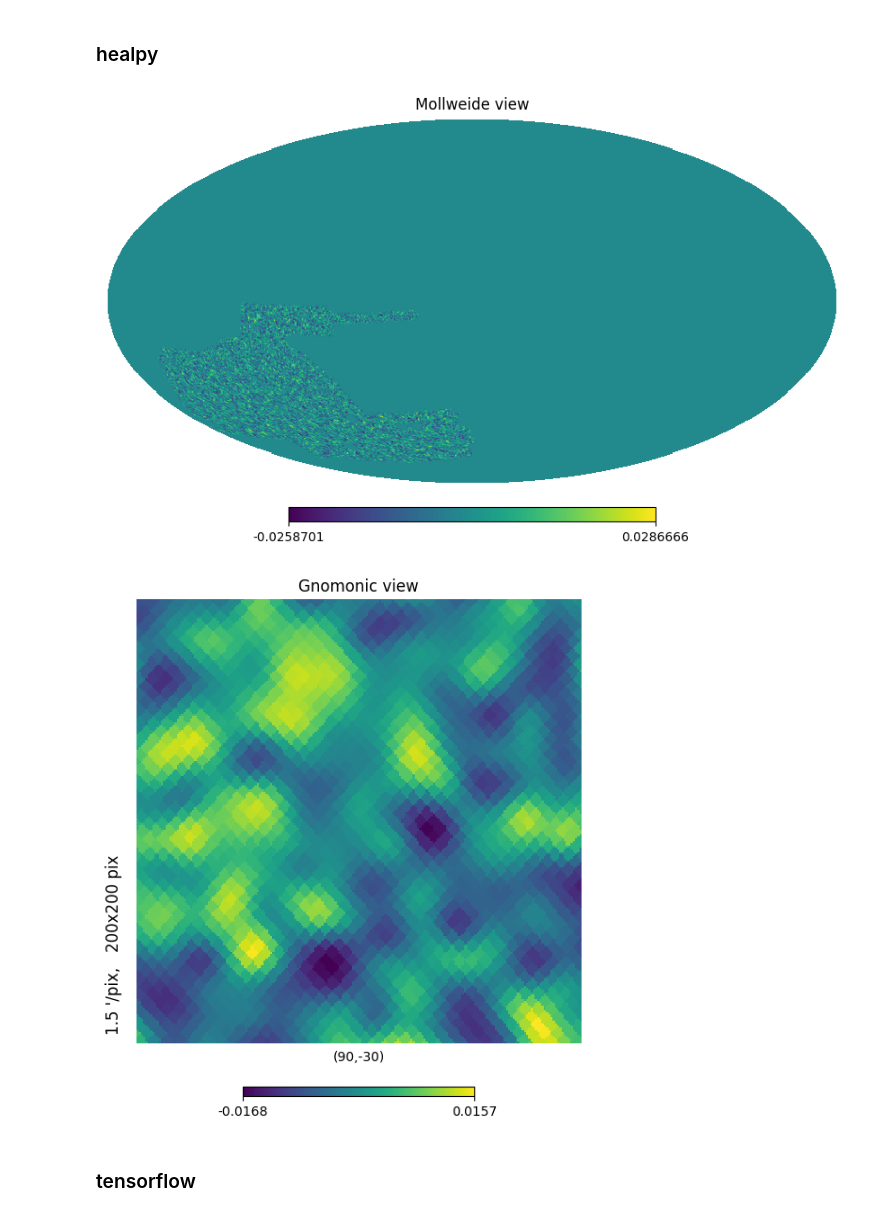
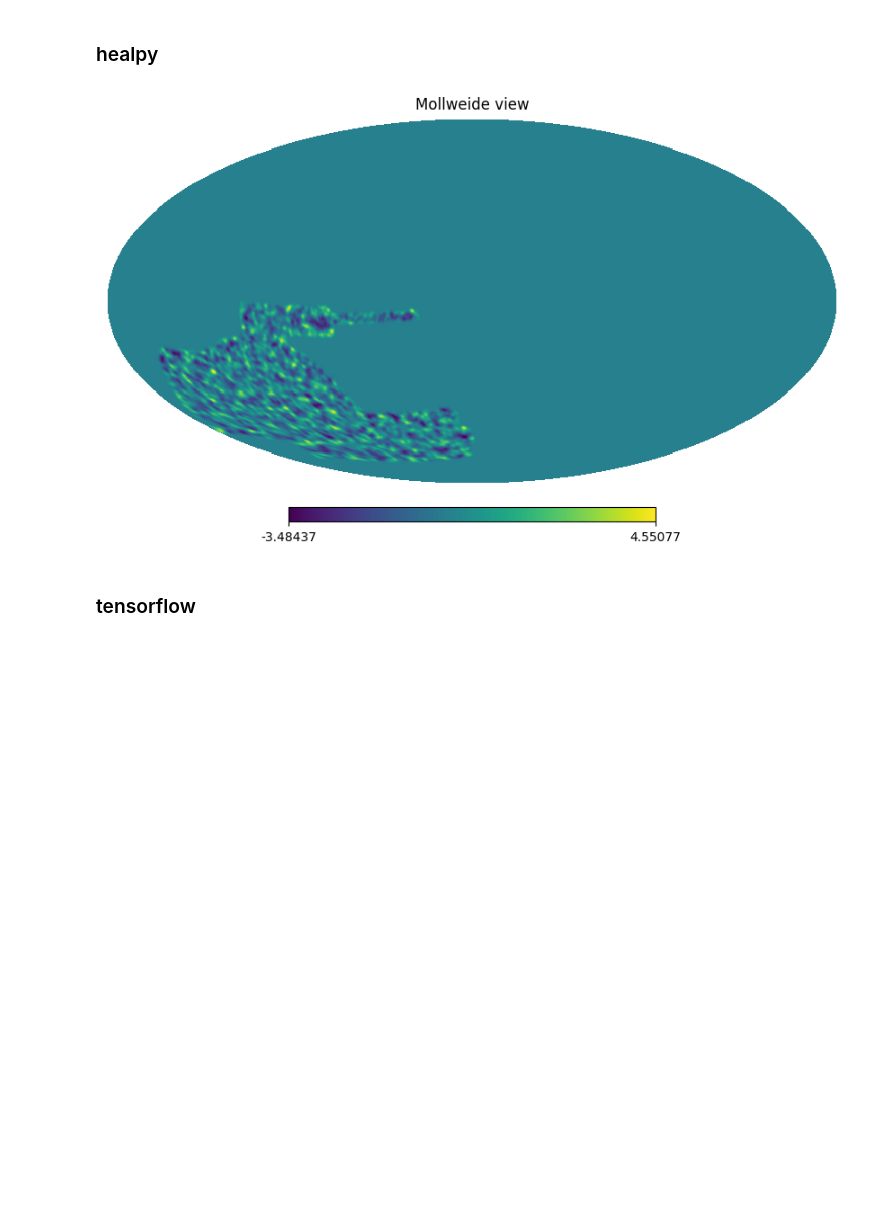
Before and after one commit to des-science/y3-deep-lss, a Jupyter notebook: notebooks/gpu_smoothing/smoothing_layer.ipynb, the cells around one changed output. Saved outputs shown, nothing was run; the diff lists cells and outputs as text; code cells hidden in the pictures; blank space fills up the shorter version.

Commit message:
added documentation for the smoothing layer

```diff
--- a/notebooks/gpu_smoothing/smoothing_layer.ipynb
+++ b/notebooks/gpu_smoothing/smoothing_layer.ipynb
@@ -35,7 +31,7 @@ grid_pipe = GridPipeline(
     conf=conf,
     params=params,
     with_lensing=True,
-    with_clustering=False,
+    with_clustering=True,
     with_padding=True,
     apply_norm=False
 )
@@ -45,11 +41,15 @@ n_dv_pix = len(dv_pix)
 
 n_side = 512
 n_pix = hp.nside2npix(n_side)
-
-n_channels = grid_pipe.n_z_metacal# + grid_pipe.n_z_maglim
 n_noise = 3
 
-batch_size = 32
+n_channels = grid_pipe.n_z_metacal + grid_pipe.n_z_maglim
+n_z_metacal = grid_pipe.n_z_metacal
+
+mask_dict = files.get_tomo_dv_masks(conf)
+mask = tf.concat([mask_dict["metacal"], tf.tile(mask_dict["maglim"], (1, 4))], axis=1)
+
+batch_size = 52
 
 dset = grid_pipe.get_dset(
         tfr_pattern=tfr_pattern,
@@ -75,9 +84,15 @@ print(dv.shape)
 # %%
-smoothing_layer = layers.HealpixSmoothingLayer(
+smoothing_layer = layers.HealpySmoothingLayer(
     n_side=n_side,
     indices=dv_pix,
-    sigma=sigma_arcmin,
+    mask=mask,
+    fwhm=[22.1, 15.1, 11.2, 9.4, 65.1, 44.5, 34.1, 28.5],
+    # sigma=[9.78, 6.91, 5.65, 3.99, 27.66, 19.14, 14.94, 12.62],
+    # sigma=10,
+    # per_channel_repetitions=[6, 3, 2, 1, 48, 23, 14, 10],
+    n_sigma_support=3,
     data_path="/pscratch/sd/a/athomsen/debug/smoothing_kernel",
-    per_channel_repetitions=[3,3,3,3]
 )
+
+actual_fwhm = smoothing_layer.fwhm_arcmin * np.sqrt(smoothing_layer.per_channel_repetitions)
 # %% [output]
@@ -107,20 +115,23 @@ Wall time: 2.49 s
 # plotting
 # %%
 i_batch = 0
-i_channel = 0
+i_channel = 4
 # %% [markdown]
 ### healpy
-# %%
-hp_map = np.zeros(n_pix)
-hp_map[dv_pix] = dv[i_batch,:,1]
-hp_map = hp.reorder(hp_map, n2r=True)
-
-hp_smooth = hp.sphtfunc.smoothing(hp_map, sigma=sigma_rad)
-
-hp.mollview(hp_smooth)
-hp.gnomview(hp_smooth, rot=(90, -30, 0))
-# %% [output]
-[figure, removed]
-[figure, removed]
+# %%
+hp_maps = np.zeros((n_pix, n_channels))
+hp_maps[dv_pix] = dv[i_batch]
+hp_maps, _ = scales.map_to_smoothed_map(hp_maps, n_side, l_min=[0]*8, theta_fwhm=list(actual_fwhm), arcmin=True, nest=True)
+
+hp_gnoms = []
+for i in range(n_channels):
+    hp_gnoms.append(hp.gnomview(hp_maps[...,i], rot=(90, -30, 0), return_projected_map=True, no_plot=True, nest=True))
+
+hp_gnoms = np.array(hp_gnoms)
+hp_gnoms = np.ma.masked_where(hp_gnoms==0, hp_gnoms)
+
+hp.mollview(hp_maps[:,i_channel], nest=True)
+# %% [output]
+[figure, added]
 # %% [markdown]
 ### tensorflow
```
Also changed, not shown: parts of 16 cells of this notebook, 1 other file.
